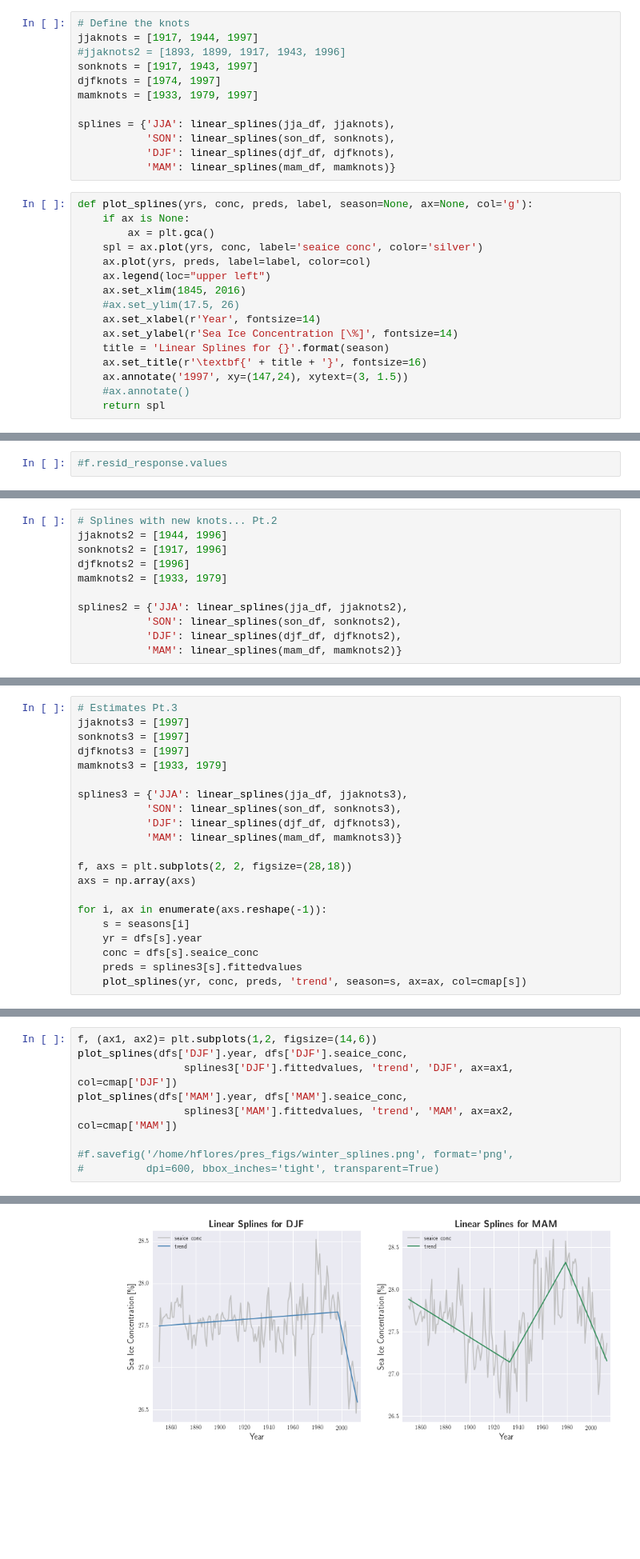
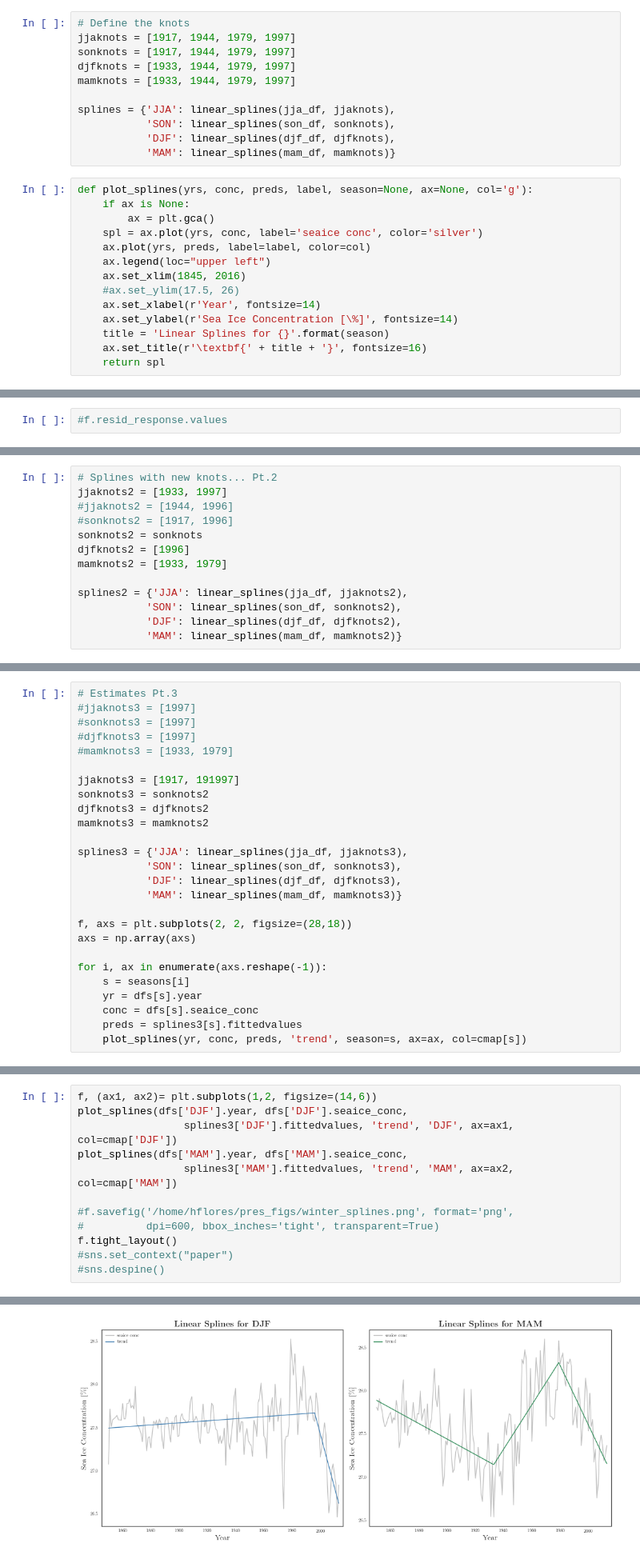
Before and after one commit to hfloresr/ArcticSea, a Jupyter notebook: notebooks/seaice_splines.ipynb, the cells around one changed output, grey strips where cells are left out. Shown at 80% size. Saved outputs shown, nothing was run; the diff lists cells and outputs as text; blank space fills up the shorter version.

```diff
--- a/seaice_splines.ipynb
+++ b/notebooks/seaice_splines.ipynb
@@ -143,11 +154,10 @@ $$
 We'll plot the knots to visually check
 # %%
 # Define the knots
-jjaknots = [1917, 1944, 1997]
-#jjaknots2 = [1893, 1899, 1917, 1943, 1996]
-sonknots = [1917, 1943, 1997]
-djfknots = [1974, 1997]
-mamknots = [1933, 1979, 1997]
+jjaknots = [1917, 1944, 1979, 1997]
+sonknots = [1917, 1944, 1979, 1997]
+djfknots = [1933, 1944, 1979, 1997]
+mamknots = [1933, 1944, 1979, 1997]
 
 splines = {'JJA': linear_splines(jja_df, jjaknots),
            'SON': linear_splines(son_df, sonknots),
@@ -166,8 +176,6 @@ def plot_splines(yrs, conc, preds, label, season=None, ax=None, col='g'):
     ax.set_ylabel(r'Sea Ice Concentration [\%]', fontsize=14)
     title = 'Linear Splines for {}'.format(season)
     ax.set_title(r'\textbf{' + title + '}', fontsize=16)
-    ax.annotate('1997', xy=(147,24), xytext=(3, 1.5))
-    #ax.annotate()
     return spl
 # %%
 f, axs = plt.subplots(2, 2, figsize=(15,10))
@@ -223,8 +233,10 @@ K_{\text{MAM}} = \{1933, 1979\}
 $$
 # %%
 # Splines with new knots... Pt.2
-jjaknots2 = [1944, 1996]
-sonknots2 = [1917, 1996]
+jjaknots2 = [1933, 1997]
+#jjaknots2 = [1944, 1996]
+#sonknots2 = [1917, 1996]
+sonknots2 = sonknots
 djfknots2 = [1996]
 mamknots2 = [1933, 1979]
 
@@ -279,10 +291,15 @@ IPython.OutputArea.prototype._should_scroll = function(lines) {
 [interactive output not drawn]
 # %%
 # Estimates Pt.3
-jjaknots3 = [1997]
-sonknots3 = [1997]
-djfknots3 = [1997]
-mamknots3 = [1933, 1979]
+#jjaknots3 = [1997]
+#sonknots3 = [1997]
+#djfknots3 = [1997]
+#mamknots3 = [1933, 1979]
+
+jjaknots3 = [1917, 191997]
+sonknots3 = sonknots2
+djfknots3 = djfknots2
+mamknots3 = mamknots2
 
 splines3 = {'JJA': linear_splines(jja_df, jjaknots3),
            'SON': linear_splines(son_df, sonknots3),
@@ -309,4 +326,7 @@ plot_splines(dfs['MAM'].year, dfs['MAM'].seaice_conc,
 
 #f.savefig('/home/hflores/pres_figs/winter_splines.png', format='png',
 #          dpi=600, bbox_inches='tight', transparent=True)
+f.tight_layout()
+#sns.set_context("paper")
+#sns.despine()
 # %% [output]
@@ -314,4 +333,4 @@ plot_splines(dfs['MAM'].year, dfs['MAM'].seaice_conc,
-[figure, old version]
+[figure, new version]
 # %%
 f, (ax1, ax2)= plt.subplots(1,2, figsize=(14,6))
 
```
Also changed, not shown: parts of 12 cells of this notebook, 17 other files.
